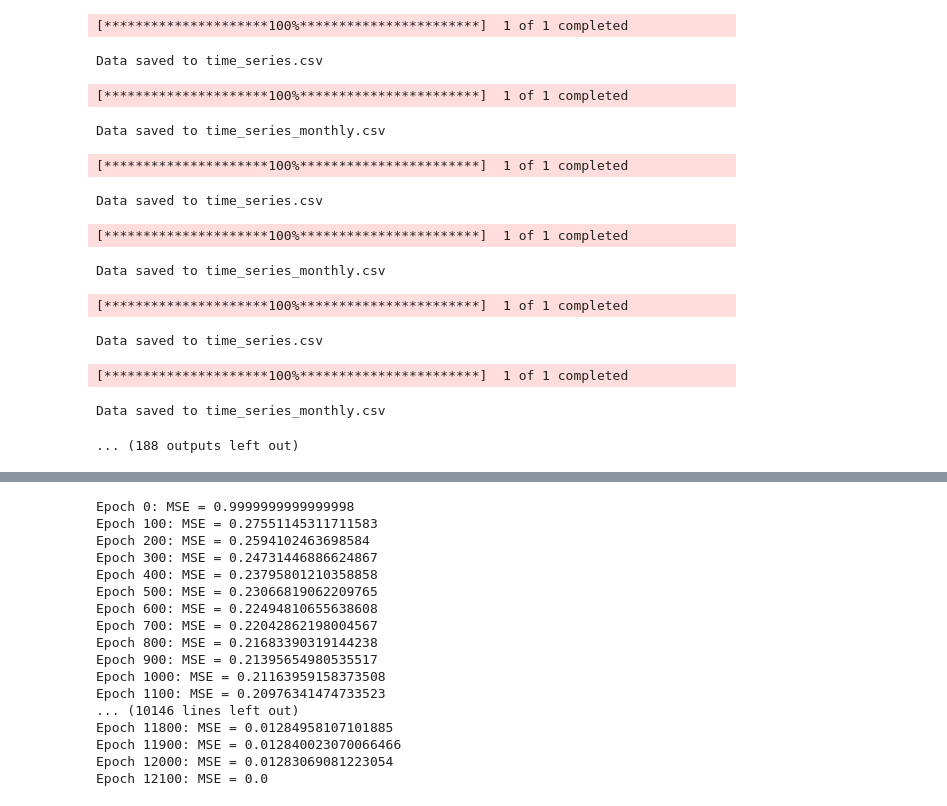
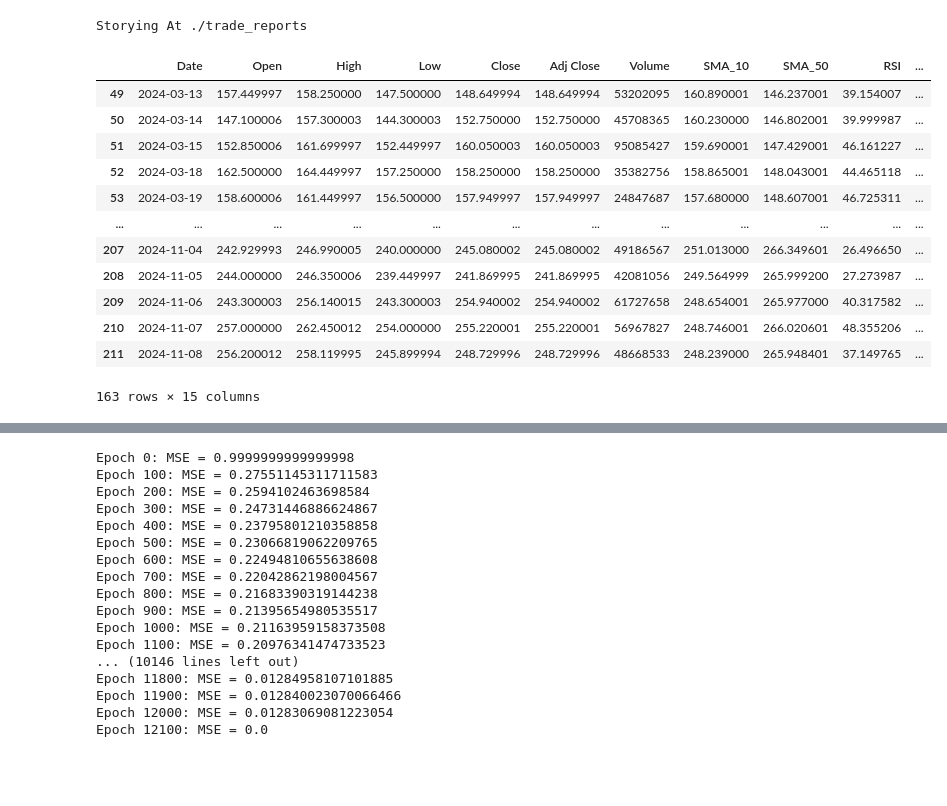
Before and after one commit to ANGELKORADIYA/white_water, a Jupyter notebook: usemodel.ipynb, the cells around one changed output, grey strips where cells are left out. Drawn from its saved outputs; the diff is of its cells as text; code cells hidden in the pictures; blank space fills up the shorter version.

```diff
--- a/usemodel.ipynb
+++ b/usemodel.ipynb
@@ -1,21 +1,22 @@
 # %%
 from models.clf import stock_prediction
 
-stock_prediction(download_bool=1)
+stock_prediction(download_bool=0)
 # %% [output]
-[*********************100%***********************]  1 of 1 completed
+Storying At ./trade_reports
+|  | Date | Open | High | Low | Close | Adj Close | Volume | SMA_10 | SMA_50 | RSI | ... |
+| 49 | 2024-03-13 | 157.449997 | 158.250000 | 147.500000 | 148.649994 | 148.649994 | 53202095 | 160.890001 | 146.237001 | 39.154007 | ... |
+| 50 | 2024-03-14 | 147.100006 | 157.300003 | 144.300003 | 152.750000 | 152.750000 | 45708365 | 160.230000 | 146.802001 | 39.999987 | ... |
+| 51 | 2024-03-15 | 152.850006 | 161.699997 | 152.449997 | 160.050003 | 160.050003 | 95085427 | 159.690001 | 147.429001 | 46.161227 | ... |
+| 52 | 2024-03-18 | 162.500000 | 164.449997 | 157.250000 | 158.250000 | 158.250000 | 35382756 | 158.865001 | 148.043001 | 44.465118 | ... |
+| 53 | 2024-03-19 | 158.600006 | 161.449997 | 156.500000 | 157.949997 | 157.949997 | 24847687 | 157.680000 | 148.607001 | 46.725311 | ... |
+| ... | ... | ... | ... | ... | ... | ... | ... | ... | ... | ... | ... |
+| 207 | 2024-11-04 | 242.929993 | 246.990005 | 240.000000 | 245.080002 | 245.080002 | 49186567 | 251.013000 | 266.349601 | 26.496650 | ... |
+| 208 | 2024-11-05 | 244.000000 | 246.350006 | 239.449997 | 241.869995 | 241.869995 | 42081056 | 249.564999 | 265.999200 | 27.273987 | ... |
+| 209 | 2024-11-06 | 243.300003 | 256.140015 | 243.300003 | 254.940002 | 254.940002 | 61727658 | 248.654001 | 265.977000 | 40.317582 | ... |
+| 210 | 2024-11-07 | 257.000000 | 262.450012 | 254.000000 | 255.220001 | 255.220001 | 56967827 | 248.746001 | 266.020601 | 48.355206 | ... |
+| 211 | 2024-11-08 | 256.200012 | 258.119995 | 245.899994 | 248.729996 | 248.729996 | 48668533 | 248.239000 | 265.948401 | 37.149765 | ... |
-Data saved to time_series.csv
+163 rows × 15 columns
-[*********************100%***********************]  1 of 1 completed
-Data saved to time_series_monthly.csv
-[*********************100%***********************]  1 of 1 completed
-Data saved to time_series.csv
-[*********************100%***********************]  1 of 1 completed
-Data saved to time_series_monthly.csv
-[*********************100%***********************]  1 of 1 completed
-Data saved to time_series.csv
-[*********************100%***********************]  1 of 1 completed
-Data saved to time_series_monthly.csv
-... (188 outputs left out)
 # %%
 from models.mymodel import stock_prediction
 stock_prediction()
```
Also changed, not shown: parts of 1 cell of this notebook, 4 other files.
